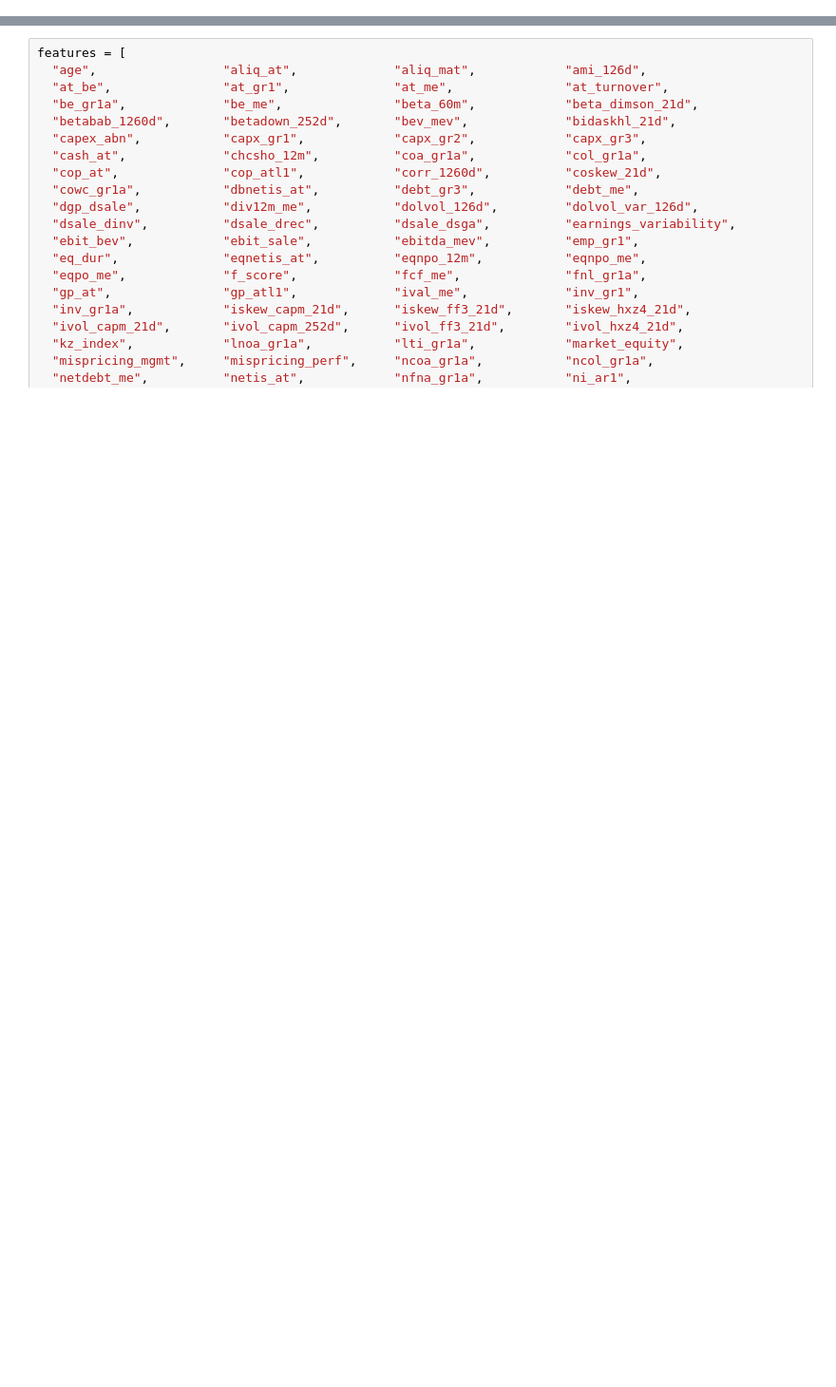
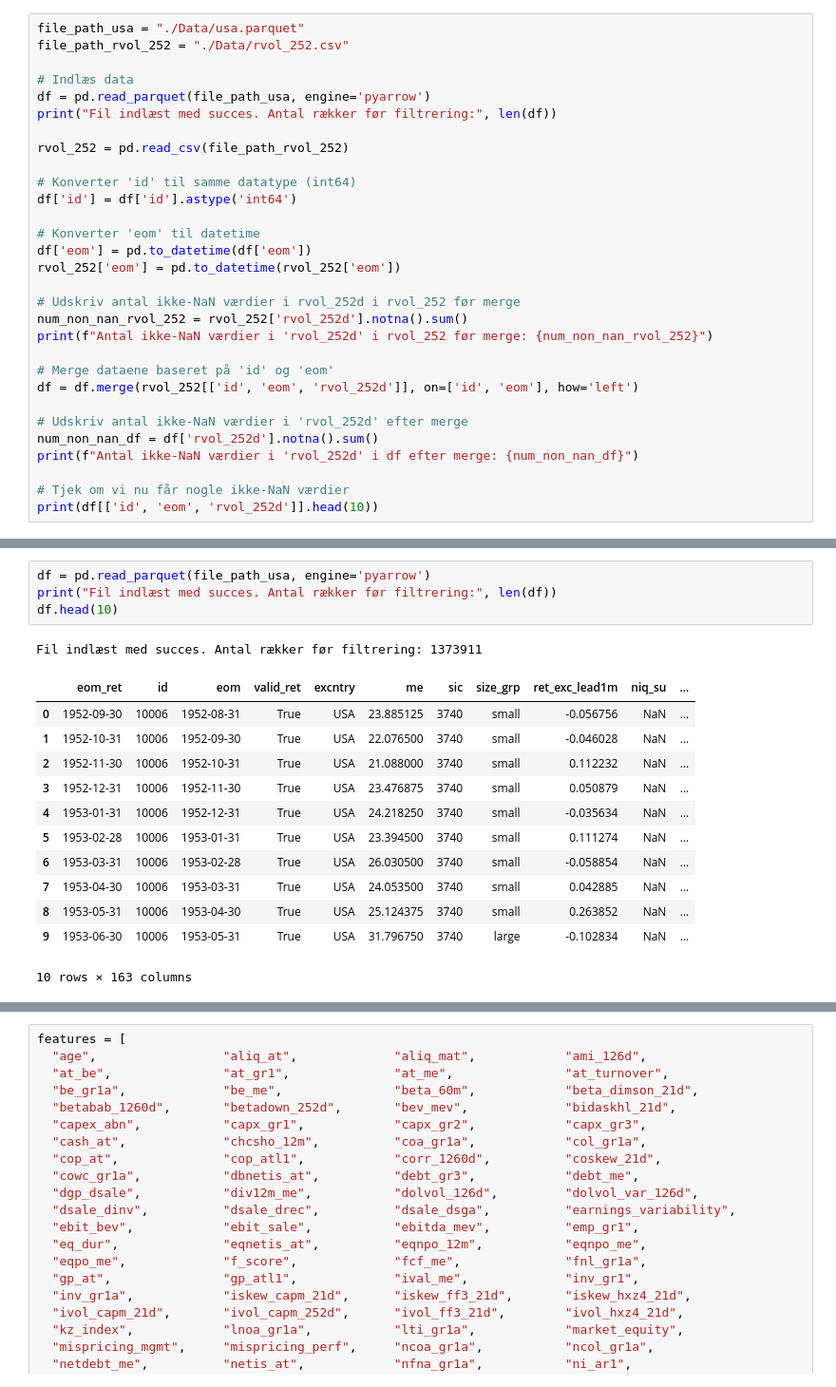
Before and after one commit to Hedegaard9/Master, a Jupyter notebook: Collect_data.ipynb, the cells around one changed output, grey strips where cells are left out. Shown at 95% size. Drawn from its saved outputs; the diff is of its cells as text; blank space fills up the shorter version.

Commit message:
Made a new notebook for data collection

```diff
--- a/Collect_data.ipynb
+++ b/Collect_data.ipynb
@@ -20,0 +74,30 @@ The autoreload extension is already loaded. To reload it, use:
+# %%
+file_path_usa = "./Data/usa.parquet"
+file_path_rvol_252 = "./Data/rvol_252.csv"
+
+# Indlæs data
+df = pd.read_parquet(file_path_usa, engine='pyarrow')
+print("Fil indlæst med succes. Antal rækker før filtrering:", len(df))
+
+rvol_252 = pd.read_csv(file_path_rvol_252)
+
+# Konverter 'id' til samme datatype (int64)
+df['id'] = df['id'].astype('int64')
+
+# Konverter 'eom' til datetime
+df['eom'] = pd.to_datetime(df['eom'])
+rvol_252['eom'] = pd.to_datetime(rvol_252['eom'])
+
+# Udskriv antal ikke-NaN værdier i rvol_252d i rvol_252 før merge
+num_non_nan_rvol_252 = rvol_252['rvol_252d'].notna().sum()
+print(f"Antal ikke-NaN værdier i 'rvol_252d' i rvol_252 før merge: {num_non_nan_rvol_252}")
+
+# Merge dataene baseret på 'id' og 'eom'
+df = df.merge(rvol_252[['id', 'eom', 'rvol_252d']], on=['id', 'eom'], how='left')
+
+# Udskriv antal ikke-NaN værdier i 'rvol_252d' efter merge
+num_non_nan_df = df['rvol_252d'].notna().sum()
+print(f"Antal ikke-NaN værdier i 'rvol_252d' i df efter merge: {num_non_nan_df}")
+
+# Tjek om vi nu får nogle ikke-NaN værdier
+print(df[['id', 'eom', 'rvol_252d']].head(10))
@@ -20,0 +119,18 @@ The autoreload extension is already loaded. To reload it, use:
+# %%
+df = pd.read_parquet(file_path_usa, engine='pyarrow')
+print("Fil indlæst med succes. Antal rækker før filtrering:", len(df))
+df.head(10)
+# %% [output]
+Fil indlæst med succes. Antal rækker før filtrering: 1373911
+|  | eom_ret | id | eom | valid_ret | excntry | me | sic | size_grp | ret_exc_lead1m | niq_su | ... |
+| 0 | 1952-09-30 | 10006 | 1952-08-31 | True | USA | 23.885125 | 3740 | small | -0.056756 | NaN | ... |
+| 1 | 1952-10-31 | 10006 | 1952-09-30 | True | USA | 22.076500 | 3740 | small | -0.046028 | NaN | ... |
+| 2 | 1952-11-30 | 10006 | 1952-10-31 | True | USA | 21.088000 | 3740 | small | 0.112232 | NaN | ... |
+| 3 | 1952-12-31 | 10006 | 1952-11-30 | True | USA | 23.476875 | 3740 | small | 0.050879 | NaN | ... |
+| 4 | 1953-01-31 | 10006 | 1952-12-31 | True | USA | 24.218250 | 3740 | small | -0.035634 | NaN | ... |
+| 5 | 1953-02-28 | 10006 | 1953-01-31 | True | USA | 23.394500 | 3740 | small | 0.111274 | NaN | ... |
+| 6 | 1953-03-31 | 10006 | 1953-02-28 | True | USA | 26.030500 | 3740 | small | -0.058854 | NaN | ... |
+| 7 | 1953-04-30 | 10006 | 1953-03-31 | True | USA | 24.053500 | 3740 | small | 0.042885 | NaN | ... |
+| 8 | 1953-05-31 | 10006 | 1953-04-30 | True | USA | 25.124375 | 3740 | small | 0.263852 | NaN | ... |
+| 9 | 1953-06-30 | 10006 | 1953-05-31 | True | USA | 31.796750 | 3740 | large | -0.102834 | NaN | ... |
+10 rows × 163 columns
```
Also changed, not shown: parts of 11 cells of this notebook, 1 other file.
